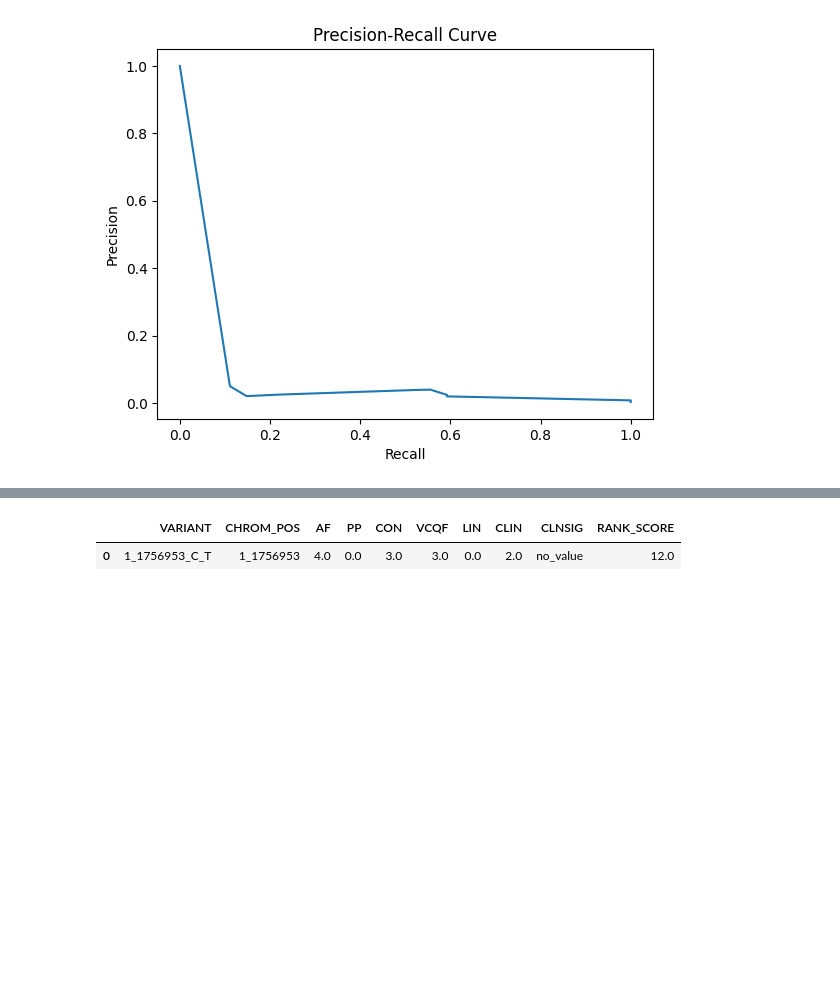
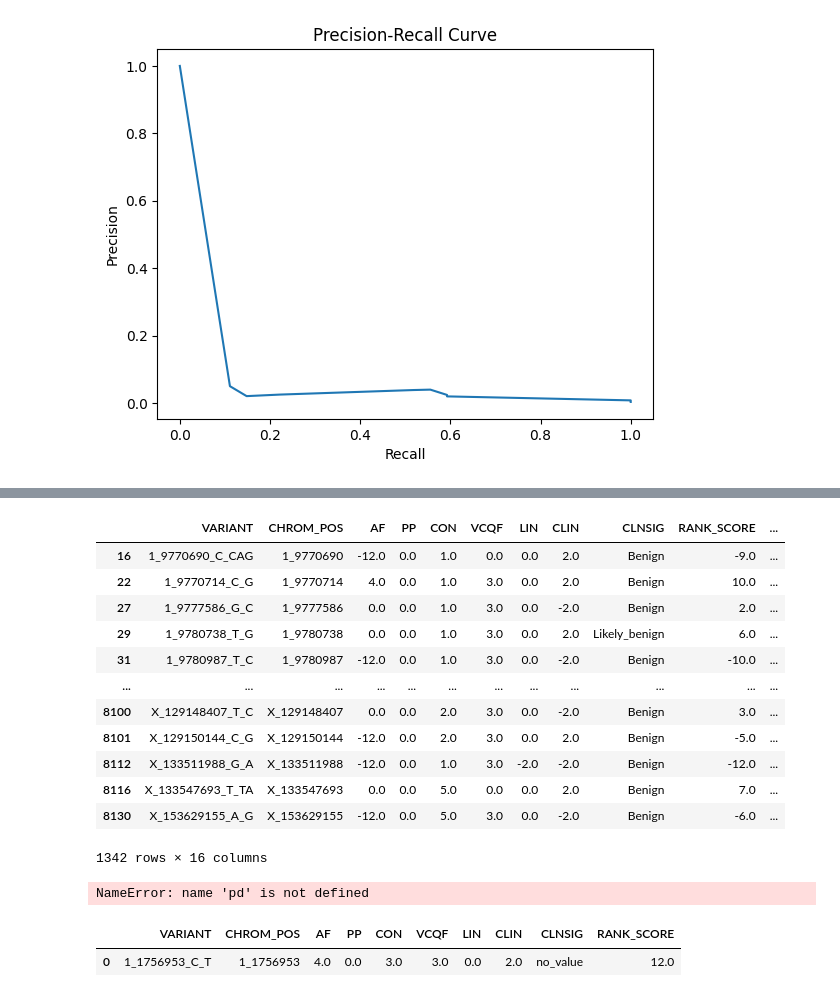
Before and after one commit to josefinelantz/GenScore, a Jupyter notebook: Submission.ipynb, the cells around one changed output, grey strips where cells are left out. Saved outputs shown, nothing was run; the diff lists cells and outputs as text; code cells hidden in the pictures; blank space fills up the shorter version.

```diff
--- a/Submission.ipynb
+++ b/Submission.ipynb
@@ -729,0 +516,16 @@ df = parse_vcf(vcf_file_path)
+# %%
+test[test["GROUP"] == "benign"]
+# %% [output]
+|  | VARIANT | CHROM_POS | AF | PP | CON | VCQF | LIN | CLIN | CLNSIG | RANK_SCORE | ... |
+| 16 | 1_9770690_C_CAG | 1_9770690 | -12.0 | 0.0 | 1.0 | 0.0 | 0.0 | 2.0 | Benign | -9.0 | ... |
+| 22 | 1_9770714_C_G | 1_9770714 | 4.0 | 0.0 | 1.0 | 3.0 | 0.0 | 2.0 | Benign | 10.0 | ... |
+| 27 | 1_9777586_G_C | 1_9777586 | 0.0 | 0.0 | 1.0 | 3.0 | 0.0 | -2.0 | Benign | 2.0 | ... |
+| 29 | 1_9780738_T_G | 1_9780738 | 0.0 | 0.0 | 1.0 | 3.0 | 0.0 | 2.0 | Likely_benign | 6.0 | ... |
+| 31 | 1_9780987_T_C | 1_9780987 | -12.0 | 0.0 | 1.0 | 3.0 | 0.0 | -2.0 | Benign | -10.0 | ... |
+| ... | ... | ... | ... | ... | ... | ... | ... | ... | ... | ... | ... |
+| 8100 | X_129148407_T_C | X_129148407 | 0.0 | 0.0 | 2.0 | 3.0 | 0.0 | -2.0 | Benign | 3.0 | ... |
+| 8101 | X_129150144_C_G | X_129150144 | -12.0 | 0.0 | 2.0 | 3.0 | 0.0 | 2.0 | Benign | -5.0 | ... |
+| 8112 | X_133511988_G_A | X_133511988 | -12.0 | 0.0 | 1.0 | 3.0 | -2.0 | -2.0 | Benign | -12.0 | ... |
+| 8116 | X_133547693_T_TA | X_133547693 | 0.0 | 0.0 | 5.0 | 0.0 | 0.0 | 2.0 | Benign | 7.0 | ... |
+| 8130 | X_153629155_A_G | X_153629155 | -12.0 | 0.0 | 5.0 | 3.0 | 0.0 | -2.0 | Benign | -6.0 | ... |
+1342 rows × 16 columns
@@ -730,3 +574,7 @@ df = parse_vcf(vcf_file_path)
+# %%
+controls = pd.read_csv("controls_match.tsv", sep="\t")
+# %% [output]
+NameError: name 'pd' is not defined
 # %%
 df.head(1)
 # %% [output]
```
Also changed, not shown: parts of 39 cells of this notebook, 4 other files.
